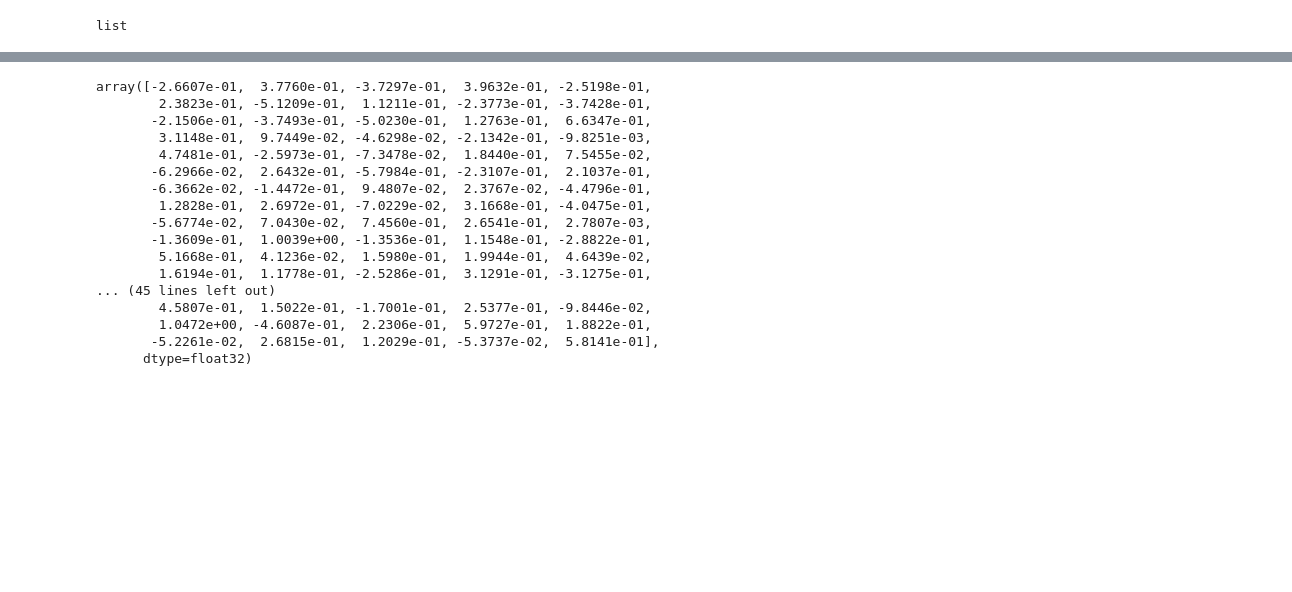
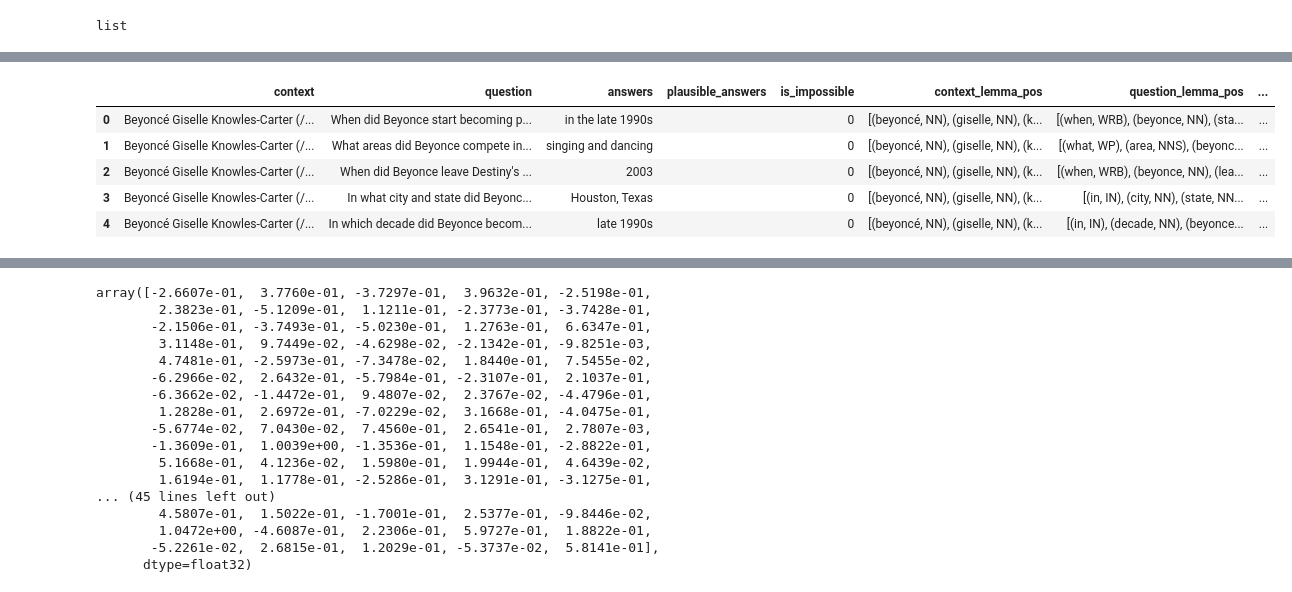
Before and after one commit to Ioana-P/NLGforedtech, a Jupyter notebook: wordembeddings.ipynb, the cells around one changed output, grey strips where cells are left out. Cells and saved outputs as stored; diff of their text form; code cells hidden in the pictures; blank space fills up the shorter version.

```diff
--- a/wordembeddings.ipynb
+++ b/wordembeddings.ipynb
@@ -79,0 +110,9 @@ len(voc)
+# %%
+ndf.head()
+# %% [output]
+|  | context | question | answers | plausible_answers | is_impossible | context_lemma_pos | question_lemma_pos | ... |
+| 0 | Beyoncé Giselle Knowles-Carter (/... | When did Beyonce start becoming p... | in the late 1990s |  | 0 | [(beyoncé, NN), (giselle, NN), (k... | [(when, WRB), (beyonce, NN), (sta... | ... |
+| 1 | Beyoncé Giselle Knowles-Carter (/... | What areas did Beyonce compete in... | singing and dancing |  | 0 | [(beyoncé, NN), (giselle, NN), (k... | [(what, WP), (area, NNS), (beyonc... | ... |
+| 2 | Beyoncé Giselle Knowles-Carter (/... | When did Beyonce leave Destiny's ... | 2003 |  | 0 | [(beyoncé, NN), (giselle, NN), (k... | [(when, WRB), (beyonce, NN), (lea... | ... |
+| 3 | Beyoncé Giselle Knowles-Carter (/... | In what city and state did Beyonc... | Houston, Texas |  | 0 | [(beyoncé, NN), (giselle, NN), (k... | [(in, IN), (city, NN), (state, NN... | ... |
+| 4 | Beyoncé Giselle Knowles-Carter (/... | In which decade did Beyonce becom... | late 1990s |  | 0 | [(beyoncé, NN), (giselle, NN), (k... | [(in, IN), (decade, NN), (beyonce... | ... |
```
Also changed, not shown: parts of 58 cells of this notebook, 3 other files.
